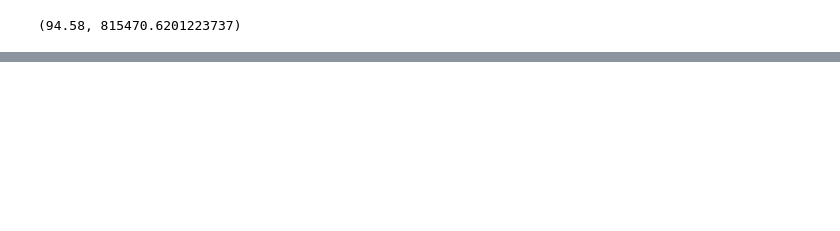
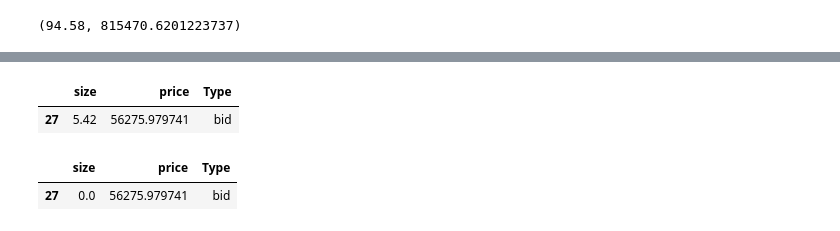
Before and after one commit to douglasparism/XEMM, a Jupyter notebook: NB_DP.ipynb, the cells around one changed output, grey strips where cells are left out. Drawn from its saved outputs; the diff is of its cells as text; code cells hidden in the pictures; blank space fills up the shorter version.

Commit message:
core functions, post and execute orders finished

```diff
--- a/NB_DP.ipynb
+++ b/NB_DP.ipynb
@@ -285,0 +276,32 @@ def execute_asks(origin_ask, destination_ask, taker_fee, maker_fee, token, volum
+# %%
+def execute_bids(origin_bid, destination_bid, taker_fee, maker_fee, token, volume, fiat,ex_D_final,ex_O_final):
+
+    #ejecutamos el origin bid
+    idx = ex_O_final[(ex_O_final['Type'] =='bid') & (ex_O_final['price'] == origin_bid)].index[0] #obtenemos la orden orig
+    ex_O_final.loc[idx,'size'] = ex_O_final.loc[idx,'size'] - volume #actualizamos el size
+    new_fiat = fiat + volume * origin_bid * (1 - taker_fee) #Recibimos el bid menos la comision
+    new_token = token - volume #entregamos el activo
+
+    #nos ejecutan el destination bid
+    idx = ex_D_final[(ex_O_final['Type'] =='bid') & (ex_D_final['price'] == destination_bid)].index[0] #obtenemos la orden dest
+    ex_D_final.loc[idx,'size'] = ex_D_final.loc[idx,'size'] - volume #actualizamos el size
+    new_token = new_token + volume #obtenemos el activo
+    new_fiat = new_fiat - volume * destination_bid * (1 + maker_fee) #pagamos el bid más la comisión
+
+    return new_token, new_fiat, ex_D_final, ex_O_final
+
+def execute_asks(origin_ask, destination_ask, taker_fee, maker_fee, token, volume, fiat,ex_D_final,ex_O_final):
+
+    #ejecutamos el origin ask
+    idx = ex_O_final[(ex_O_final['Type'] =='ask') & (ex_O_final['price'] == origin_ask)].index[0] #obtenemos la orden orig
+    ex_O_final.loc[idx,'size'] = ex_O_final.loc[idx,'size'] - volume #actualizamos el size
+    new_token = token + volume #obtenemos el activo
+    new_fiat = fiat - volume * origin_ask * (1 + taker_fee) #pagamos el ask más la comisión
+
+    #nos ejecutan el destination bid
+    idx = ex_D_final[(ex_O_final['Type'] =='ask') & (ex_D_final['price'] == destination_ask)].index[0] #obtenemos la orden dest
+    ex_D_final.loc[idx,'size'] = ex_D_final.loc[idx,'size'] - volume #actualizamos el size
+    new_fiat = new_fiat + volume * destination_ask * (1 - maker_fee)#Recibimos el ask menos la comision
+    new_token = new_token - volume #entregamos el activo
+
+    return new_token, new_fiat, ex_D_final, ex_O_final
@@ -285,0 +310,4 @@ def execute_asks(origin_ask, destination_ask, taker_fee, maker_fee, token, volum
+# %%
+ex_D_final_2 = ex_D_final.copy()
+ex_O_final_2 = ex_O_final.copy()
+new_token, new_fiat, ex_D_final_2, ex_O_final_2 = execute_bids(56276.0, 56275.97974064202, taker_fee, maker_fee, token, 5.42, fiat,ex_D_final_2,ex_O_final_2)
@@ -285,0 +330,8 @@ def execute_asks(origin_ask, destination_ask, taker_fee, maker_fee, token, volum
+# %%
+display(ex_D_final[ex_D_final['price'] == 56275.97974064202])
+display(ex_D_final_2[ex_D_final_2['price'] == 56275.97974064202])
+# %% [output]
+|  | size | price | Type |
+| 27 | 5.42 | 56275.979741 | bid |
+|  | size | price | Type |
+| 27 | 0.0 | 56275.979741 | bid |
```
Also changed, not shown: parts of 8 cells of this notebook, 1 other file.
